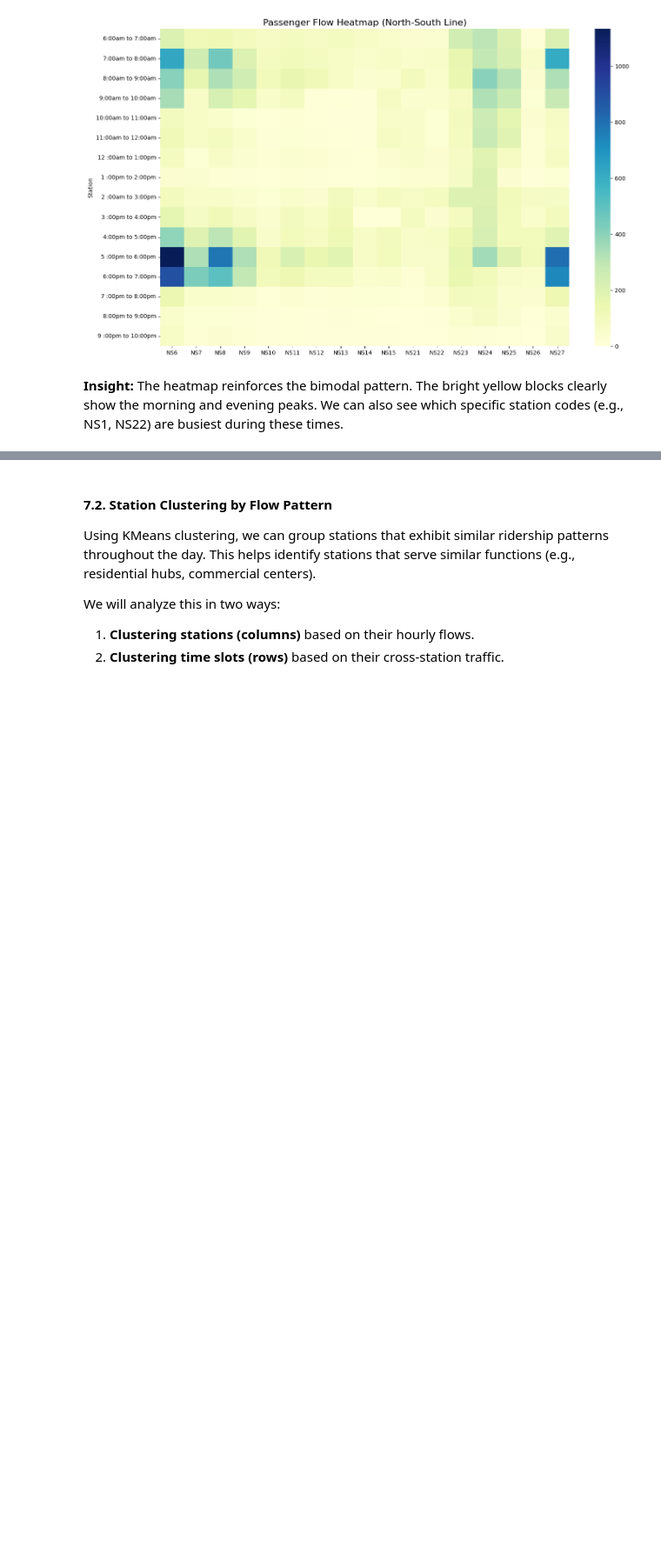
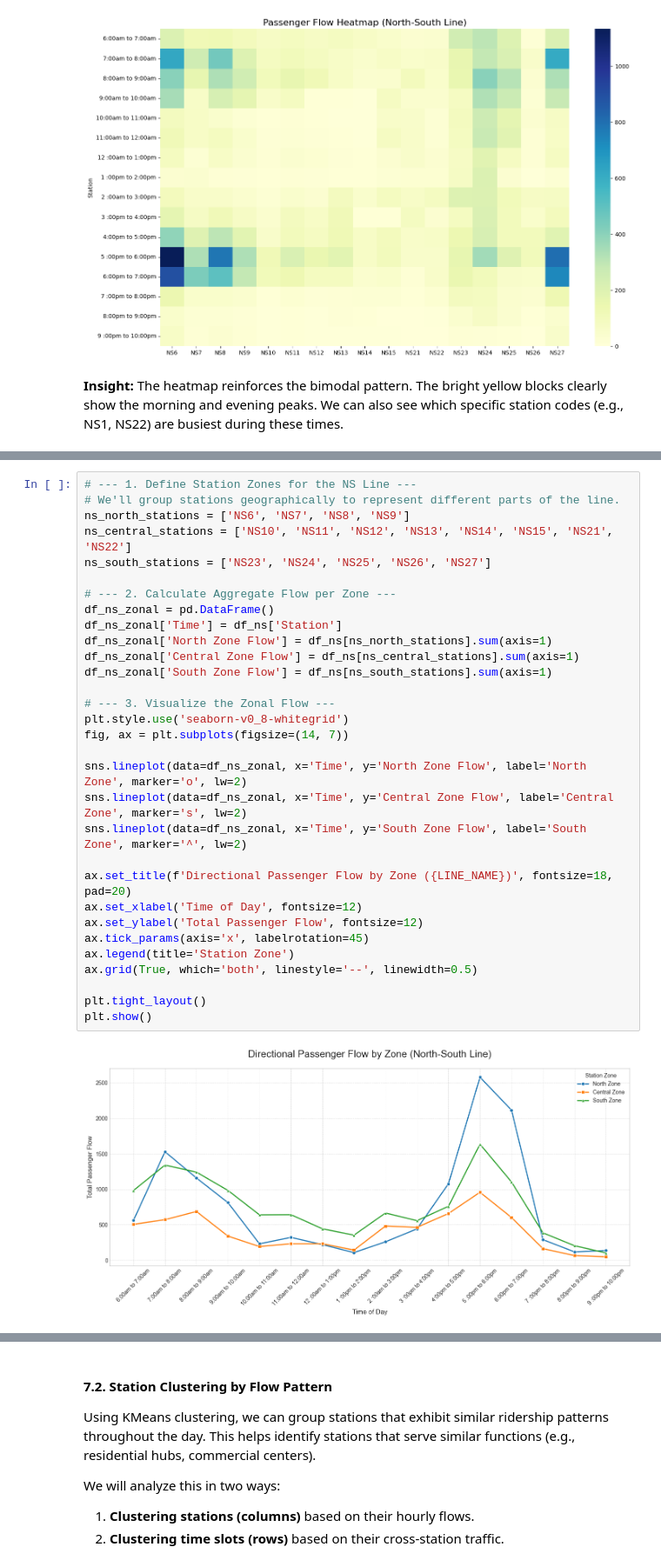
Before and after one commit to helina1abebe/Train-Passenger-Flow-Analysis, a Jupyter notebook: notebooks/NS_Line_Analysis.ipynb, the cells around one changed output, grey strips where cells are left out. Shown at 87% size. Drawn from its saved outputs; the diff is of its cells as text; blank space fills up the shorter version.

Commit message:
Added Zonal Grouping as proxy

```diff
--- a/notebooks/NS_Line_Analysis.ipynb
+++ b/notebooks/NS_Line_Analysis.ipynb
@@ -158,0 +162,33 @@ pfu.plot_flow_heatmap(
+# %%
+# --- 1. Define Station Zones for the NS Line ---
+# We'll group stations geographically to represent different parts of the line.
+ns_north_stations = ['NS6', 'NS7', 'NS8', 'NS9']
+ns_central_stations = ['NS10', 'NS11', 'NS12', 'NS13', 'NS14', 'NS15', 'NS21', 'NS22']
+ns_south_stations = ['NS23', 'NS24', 'NS25', 'NS26', 'NS27']
+
+# --- 2. Calculate Aggregate Flow per Zone ---
+df_ns_zonal = pd.DataFrame()
+df_ns_zonal['Time'] = df_ns['Station']
+df_ns_zonal['North Zone Flow'] = df_ns[ns_north_stations].sum(axis=1)
+df_ns_zonal['Central Zone Flow'] = df_ns[ns_central_stations].sum(axis=1)
+df_ns_zonal['South Zone Flow'] = df_ns[ns_south_stations].sum(axis=1)
+
+# --- 3. Visualize the Zonal Flow ---
+plt.style.use('seaborn-v0_8-whitegrid')
+fig, ax = plt.subplots(figsize=(14, 7))
+
+sns.lineplot(data=df_ns_zonal, x='Time', y='North Zone Flow', label='North Zone', marker='o', lw=2)
+sns.lineplot(data=df_ns_zonal, x='Time', y='Central Zone Flow', label='Central Zone', marker='s', lw=2)
+sns.lineplot(data=df_ns_zonal, x='Time', y='South Zone Flow', label='South Zone', marker='^', lw=2)
+
+ax.set_title(f'Directional Passenger Flow by Zone ({LINE_NAME})', fontsize=18, pad=20)
+ax.set_xlabel('Time of Day', fontsize=12)
+ax.set_ylabel('Total Passenger Flow', fontsize=12)
+ax.tick_params(axis='x', labelrotation=45)
+ax.legend(title='Station Zone')
+ax.grid(True, which='both', linestyle='--', linewidth=0.5)
+
+plt.tight_layout()
+plt.show()
+# %% [output]
+[figure, added]
```
Also changed, not shown: parts of 2 cells of this notebook.
